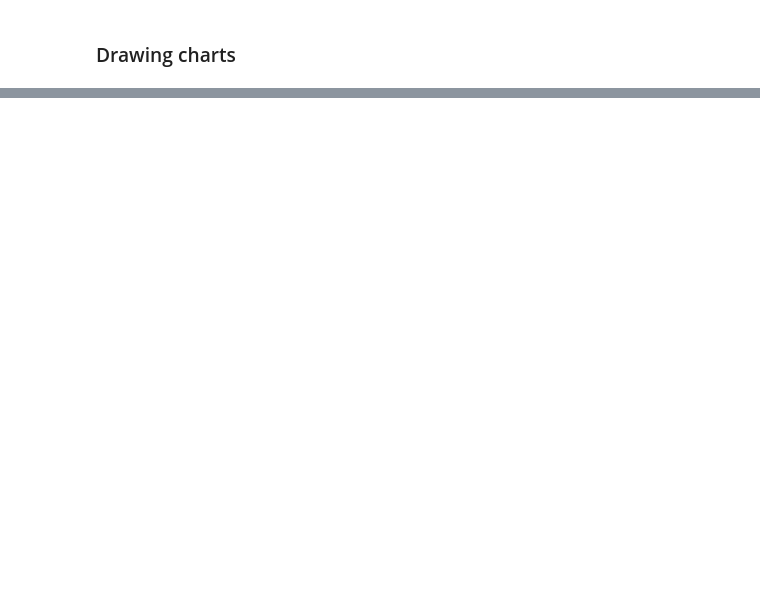
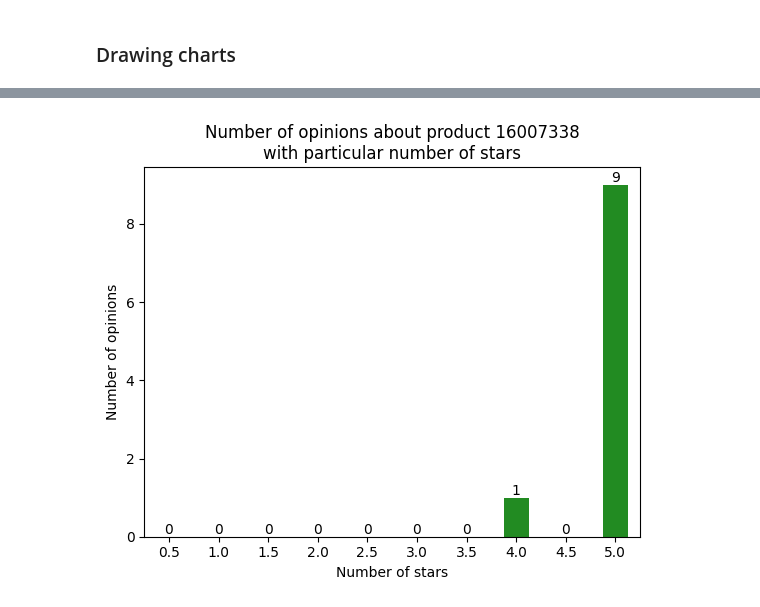
Before and after one commit to nstprtko/CeneoScraperCS12, a Jupyter notebook: analyzer.ipynb, the cells around one changed output, grey strips where cells are left out. Drawn from its saved outputs; the diff is of its cells as text; code cells hidden in the pictures; blank space fills up the shorter version.

```diff
--- a/analyzer.ipynb
+++ b/analyzer.ipynb
@@ -36,0 +97,3 @@ print(cons)
+# %%
+stars = opinions.stars.value_counts().reindex(list(np.arange(0.5,5.5,0.5)), fill_value=0)
+stars
@@ -36,0 +113,14 @@ print(cons)
+# %%
+ax = stars.plot.bar(
+    color = ["forestgreen" if s>3.5 else "crimson" if s<3 else "steelblue" for s in stars.index]
+)
+plt.bar_label(container=ax.containers[0])
+plt.xlabel("Number of stars")
+plt.ylabel("Number of opinions")
+plt.title(f"Number of opinions about product {product_id}\nwith particular number of stars")
+plt.xticks(rotation=0)
+plt.show()
+plt.savefig(f"./bar_charts/{product_id}.png")
+plt.close()
+# %% [output]
+[figure, added]
```
Also changed, not shown: parts of 8 cells of this notebook, 2 other files.
